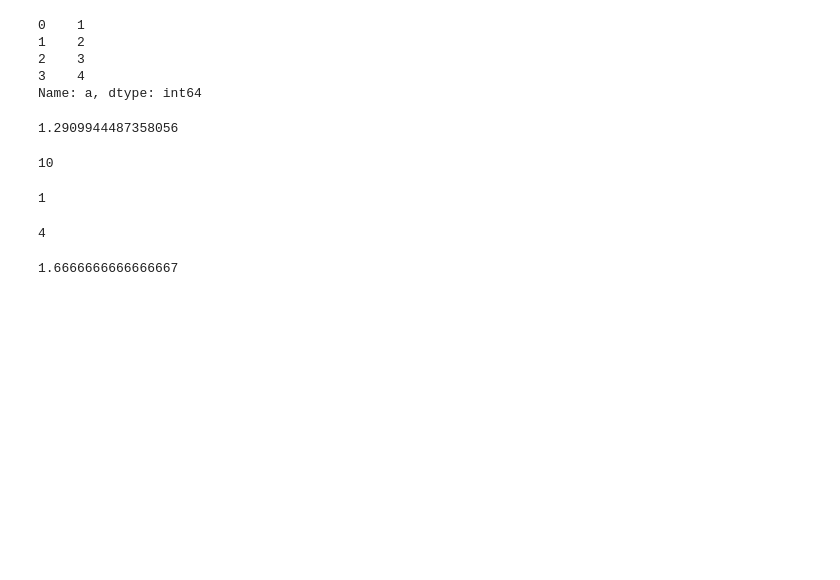
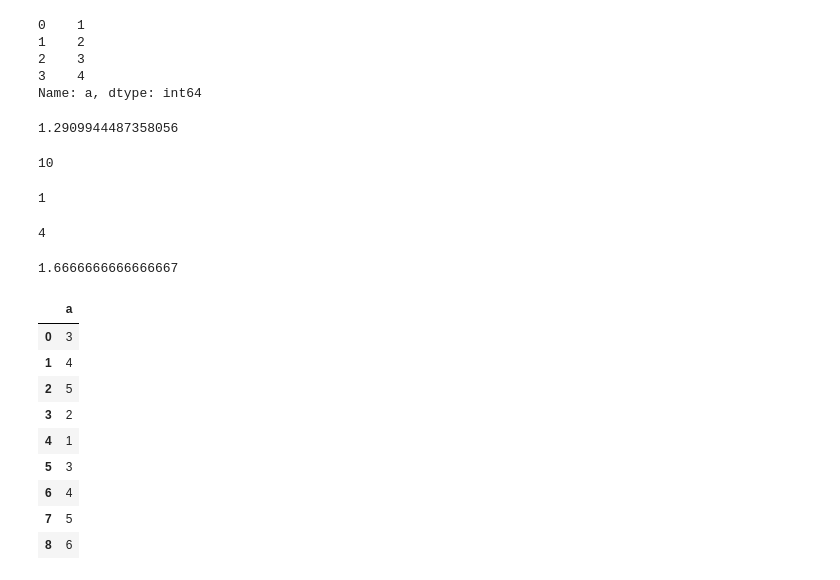
Before and after one commit to PranavAvasthi/Pandas, a Jupyter notebook: pandas_part5.ipynb, the cells around one changed output. Cells and saved outputs as stored; diff of their text form; code cells hidden in the pictures; blank space fills up the shorter version.

```diff
--- a/pandas_part5.ipynb
+++ b/pandas_part5.ipynb
@@ -299,0 +302,15 @@ df['a'].var()
+# %%
+df4 = pd.DataFrame({'a': [3,4,5,2,1,3,4,5,6]})
+# %%
+df4
+# %% [output]
+|  | a |
+| 0 | 3 |
+| 1 | 4 |
+| 2 | 5 |
+| 3 | 2 |
+| 4 | 1 |
+| 5 | 3 |
+| 6 | 4 |
+| 7 | 5 |
+| 8 | 6 |
```
Also changed, not shown: parts of 8 cells of this notebook.
